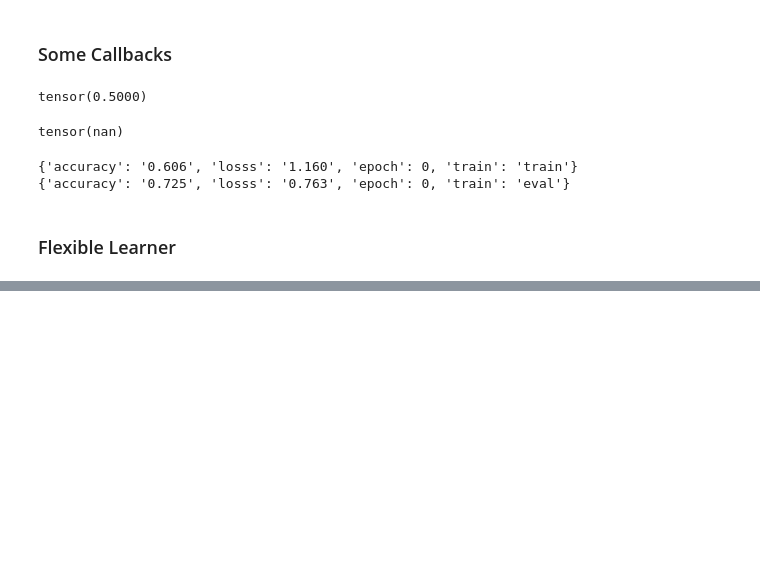
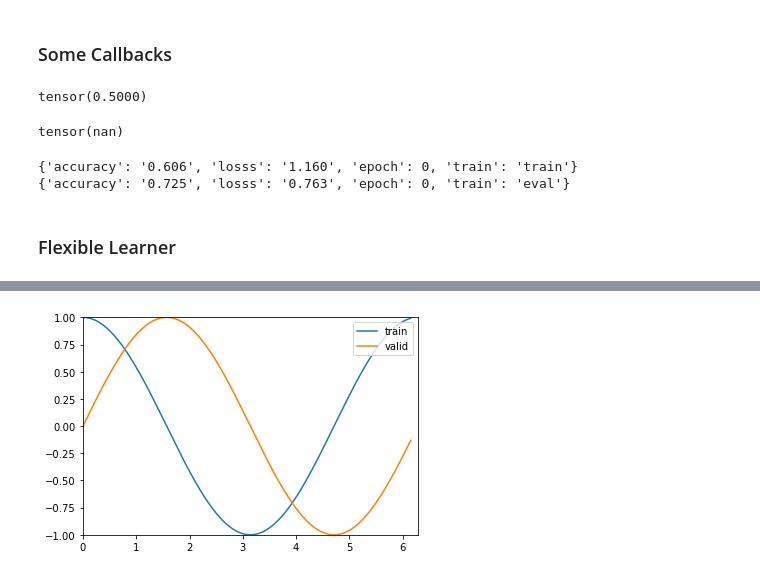
Before and after one commit to arun477/miniai, a Jupyter notebook: nbs/09_learner.ipynb, the cells around one changed output, grey strips where cells are left out. Saved outputs shown, nothing was run; the diff lists cells and outputs as text; code cells hidden in the pictures; blank space fills up the shorter version.

Commit message:
progress bar bits explored

```diff
--- a/nbs/09_learner.ipynb
+++ b/nbs/09_learner.ipynb
@@ -341,0 +379,19 @@ class ProgressCB(Callback):
+# %%
+mbar = master_bar(range(5))
+for k in mbar:
+    x = progress_bar(range(10000000), leave=False, parent=mbar)
+    for i in x:
+        pass
+# %%
+mb = master_bar(range(10))
+for i in mb:
+    for j in progress_bar(range(100), parent=mb):
+        if j%20==0:
+            k = i*100+j
+            prcnt,bound = k/1000,2*np.pi
+            x = np.arange(0, prcnt*bound, 0.01)
+            y1,y2 = np.cos(x),np.sin(x)
+            x_bounds = [0,bound]
+            y_bounds = [-1, 1]
+            mb.update_graph([[x,y1], [x,y2]], x_bounds,y_bounds)
+# %% [output]
@@ -341,0 +399 @@ class ProgressCB(Callback):
+[figure, added]
```
Also changed, not shown: parts of 3 cells of this notebook.
